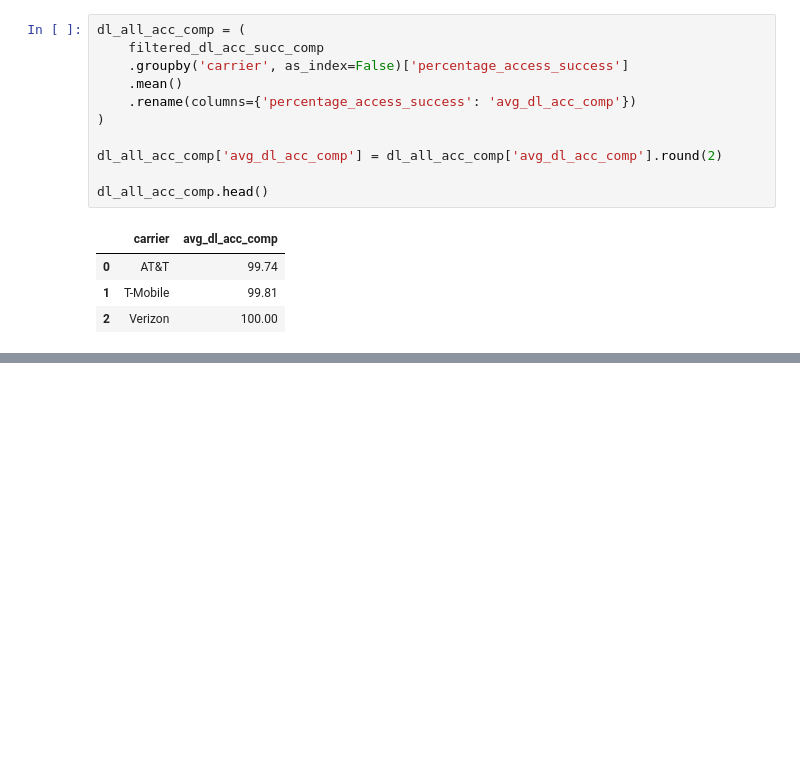
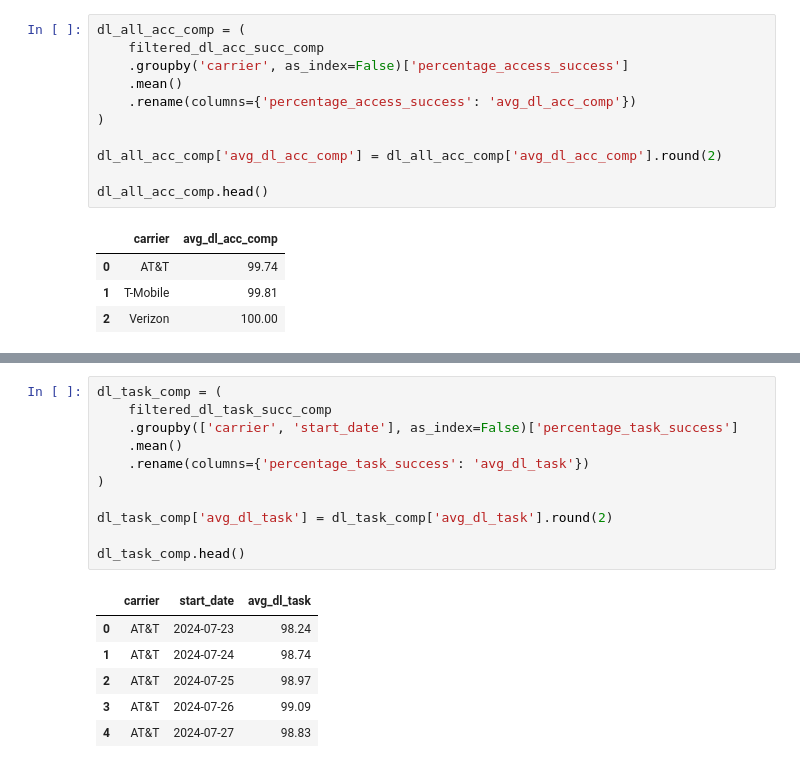
Before and after one commit to ookla-jennymassari/dq_reporting_test.py, a Jupyter notebook: dq_reporting_notebook.ipynb, the cells around one changed output, grey strips where cells are left out. Cells and saved outputs as stored; diff of their text form; blank space fills up the shorter version.

```diff
--- a/dq_reporting_notebook.ipynb
+++ b/dq_reporting_notebook.ipynb
@@ -1501,0 +1552,18 @@ dl_all_acc_comp.head()
+# %%
+dl_task_comp = (
+    filtered_dl_task_succ_comp
+    .groupby(['carrier', 'start_date'], as_index=False)['percentage_task_success']
+    .mean()
+    .rename(columns={'percentage_task_success': 'avg_dl_task'})
+)
+
+dl_task_comp['avg_dl_task'] = dl_task_comp['avg_dl_task'].round(2)
+
+dl_task_comp.head()
+# %% [output]
+|  | carrier | start_date | avg_dl_task |
+| 0 | AT&T | 2024-07-23 | 98.24 |
+| 1 | AT&T | 2024-07-24 | 98.74 |
+| 2 | AT&T | 2024-07-25 | 98.97 |
+| 3 | AT&T | 2024-07-26 | 99.09 |
+| 4 | AT&T | 2024-07-27 | 98.83 |
```
Also changed, not shown: parts of 6 cells of this notebook.
